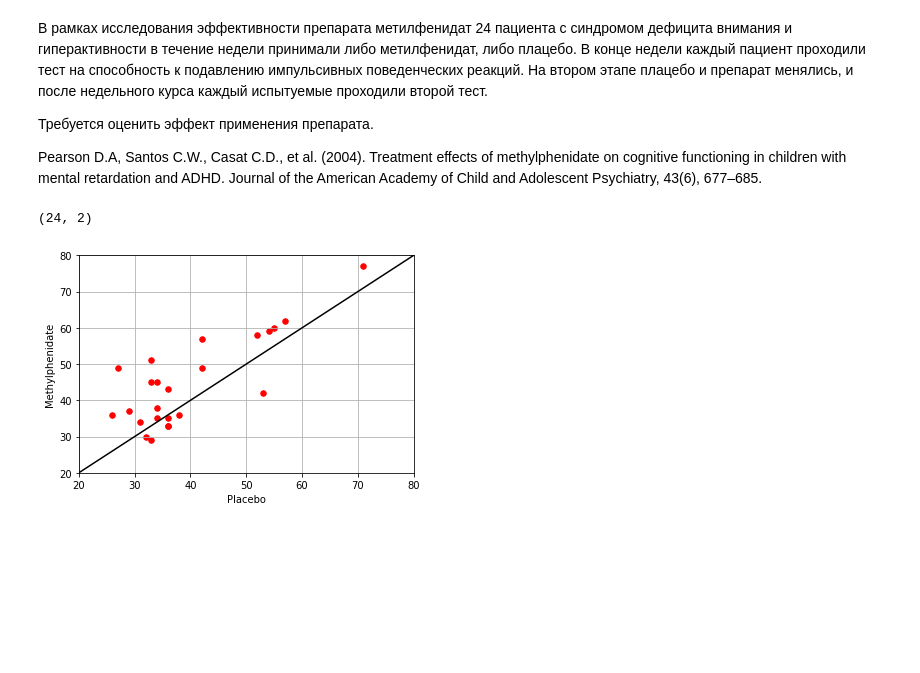
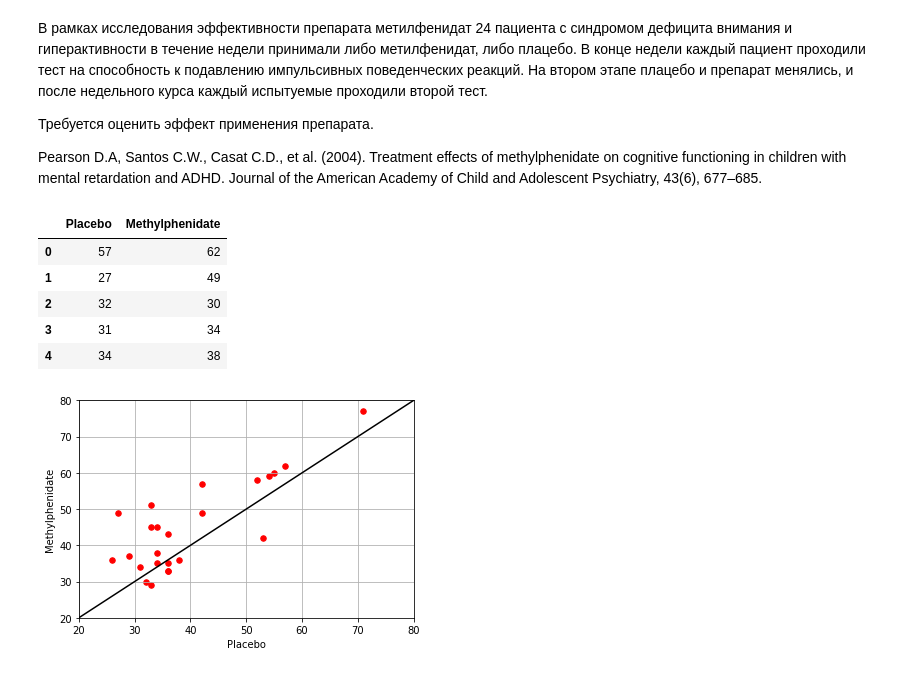
Before and after one commit to chekhovana/courses, a Jupyter notebook: machine_learning/4_inference/2_ ab_testing/2.3.1_student_t-tests.ipynb, the cells around one changed output. Saved outputs shown, nothing was run; the diff lists cells and outputs as text; code cells hidden in the pictures; blank space fills up the shorter version.

```diff
--- a/machine_learning/4_inference/2_ ab_testing/2.3.1_student_t-tests.ipynb
+++ b/machine_learning/4_inference/2_ ab_testing/2.3.1_student_t-tests.ipynb
@@ -16,11 +18,17 @@ from statsmodels.stats.weightstats import *
 
 Pearson D.A, Santos C.W., Casat C.D., et al. (2004). Treatment effects of methylphenidate on cognitive functioning in children with mental retardation and ADHD. Journal of the American Academy of Child and Adolescent Psychiatry, 43(6), 677–685.
 # %%
-data = pd.read_csv('ADHD.txt', sep = ' ', header = 0)
+path = 'https://raw.githubusercontent.com/chekhovana/courses/main/machine_learning/4_inference/2_%20ab_testing/data/2.3.1_adhd.txt'
+data = pd.read_csv(path, sep=' ', header=0)
 data.columns = ['Placebo', 'Methylphenidate']
-data.shape
+data.head()
 # %% [output]
-(24, 2)
+|  | Placebo | Methylphenidate |
+| 0 | 57 | 62 |
+| 1 | 27 | 49 |
+| 2 | 32 | 30 |
+| 3 | 31 | 34 |
+| 4 | 34 | 38 |
 # %%
 data.plot.scatter('Placebo', 'Methylphenidate', c = 'r', s = 30)
 pylab.grid()
```
Also changed, not shown: parts of 5 cells of this notebook, 2 other files.
